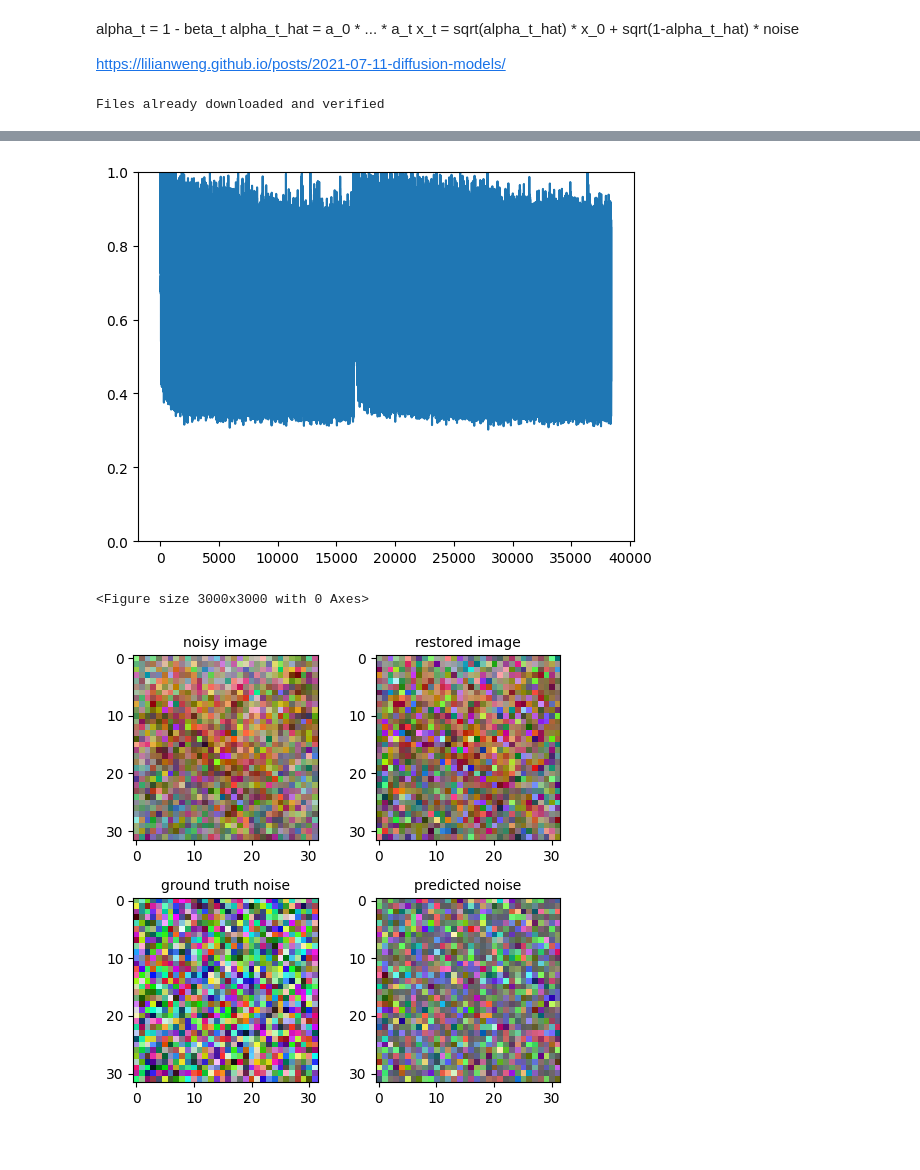
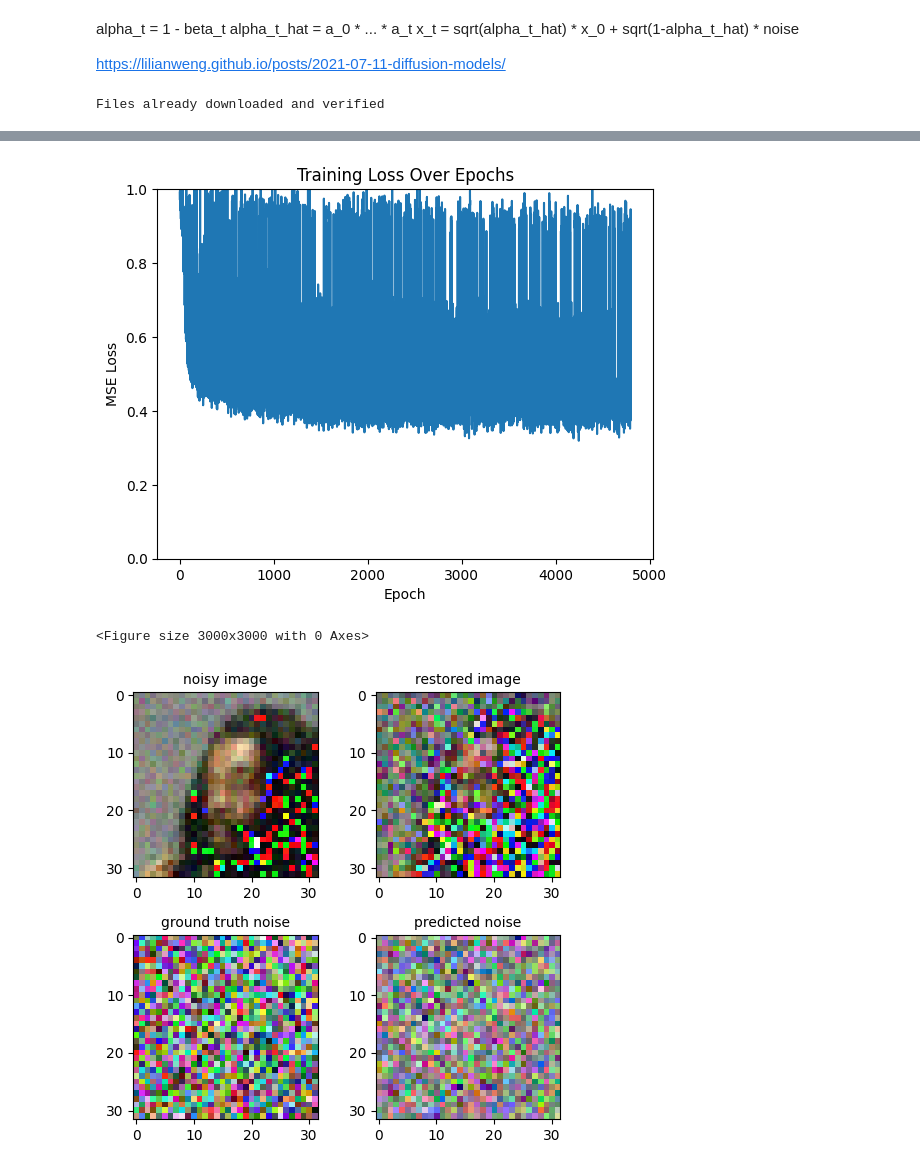
Before and after one commit to patrick-lindemann/ddpm, a Jupyter notebook: scheduler-test.ipynb, the cells around one changed output, grey strips where cells are left out. Drawn from its saved outputs; the diff is of its cells as text; code cells hidden in the pictures; blank space fills up the shorter version.

Commit message:
added CelebA dataset

```diff
--- a/scheduler-test.ipynb
+++ b/scheduler-test.ipynb
@@ -21,6 +22,7 @@ https://lilianweng.github.io/posts/2021-07-11-diffusion-models/
 # %%
 transform_pipelines = transforms.Compose(
     [
+        transforms.CenterCrop(178),
         transforms.Resize((32, 32)),
         transforms.ToTensor(),  # (3,W,H)
         transforms.Lambda(lambda t: (t * 2) - 1),
@@ -38,11 +40,19 @@ undo_transform_pipelines = transforms.Compose(
     ]
 )
 # %%
-def load_data(dataset="CIFAR10", Train=True, batch_size=16, transform=None):
-    trainset = CIFAR10(root="./data", train=Train, download=True, transform=transform)
-    trainloader = torch.utils.data.DataLoader(
-        trainset, shuffle=True, batch_size=batch_size
-    )
+def load_data(dataset_name='CIFAR10', batch_size=16, transform=None):
+    dataset_mapping = {
+        'CIFAR10': {'class': CIFAR10, 'root': './data'},
+        'CelebA': {'class': CelebA, 'root': './data'},
+    }
 
-    trainimages, trainlabels = next(iter(trainloader))
-    return trainimages, trainlabels
+    dataset_info = dataset_mapping[dataset_name]
+    dataset_class = dataset_info['class']
+    dataset_root = dataset_info['root']
+
+    dataset = dataset_class(root=dataset_root, download=True, transform=transform)
+    dataloader = torch.utils.data.DataLoader(dataset, batch_size=batch_size, shuffle=True)
+
+    images, labels = next(iter(dataloader))
+
+    return images, labels
@@ -113,15 +109,17 @@ class BasicUNet(nn.Module):
             x = self.act(l(x))
 
         return x
-# %%
-images, labels = load_data(batch_size=8, transform=transform_pipelines)
-# %% [output]
-Files already downloaded and verified
+# %%
+# Google-Drive Error: Follow link to manually download CelebA dataset https://github.com/pytorch/vision/issues/2262#issuecomment-1235752527
+images, labels = load_data(dataset_name='CelebA', batch_size=8, transform=transform_pipelines)
+#images, labels = load_data(dataset_name='CIFAR10', batch_size=8, transform=transform_pipelines)
+# %% [output]
+Files already downloaded and verified
 # %%
 # SINGLE IMAGE TRAINING
 img = images[0]
 # Dataloader (you can mess with batch size)
-BATCH_SIZE = 128
+BATCH_SIZE = 16
 
 # How many runs through the data should we do?
 NO_EPOCHS = 300
@@ -141,7 +139,7 @@ opt = torch.optim.Adam(model.parameters(), lr=1e-3)
 losses = []
 
 # The training loop
-for epoch in range(NO_EPOCHS):
+for epoch in tqdm(range(NO_EPOCHS)):
     img_batch = torch.stack([img] * BATCH_SIZE)
     t = torch.randint(0, TIME_STEPS, (BATCH_SIZE,)).long()
 
@@ -164,7 +162,18 @@ for epoch in range(NO_EPOCHS):
         avg_loss = sum(losses[-BATCH_SIZE:]) / BATCH_SIZE
         print(f"Finished epoch {epoch}. Average loss for this epoch: {avg_loss:05f}")
 
+
 # View the loss curve
 plt.plot(losses)
 plt.ylim(0, 1)
+plt.xlabel('Epoch')
+plt.ylabel('MSE Loss')
+plt.title('Training Loss Over Epochs')
+
+# Save the plot to the specified location
+save_location = './data/output/training_loss_plot.png'
+plt.savefig(save_location)
+
+# Show the plot
+plt.show()
 # %% [output]
@@ -175,4 +183,4 @@ Finished epoch 200. Average loss for this epoch: 0.481479
-[figure, old version]
+[figure, new version]
 # %%
 t = torch.randint(0, TIME_STEPS, (1,)).long()
 img_noisy, noise = noise_scheduler(x_0=img, t=t, betas=BETAS, device=device)
@@ -204,4 +212,4 @@ with torch.no_grad():
     plt.show()
 # %% [output]
 <Figure size 3000x3000 with 0 Axes>
-[figure, old version]
+[figure, new version]
```
Also changed, not shown: parts of 4 cells of this notebook.
